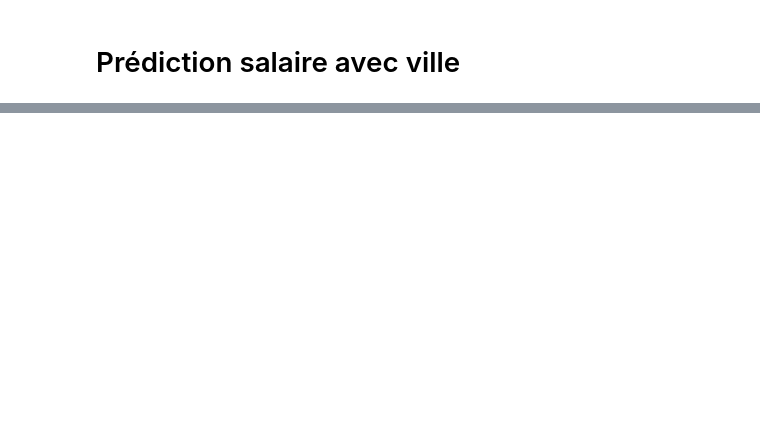
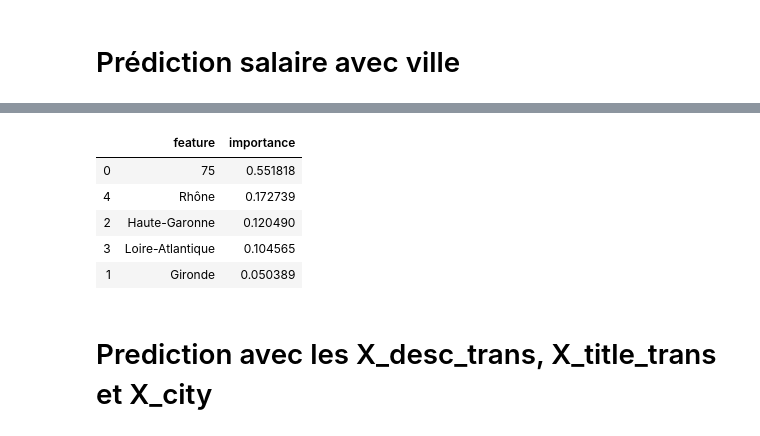
Before and after one commit to Biolfa/PROJET-ML---INDEED, a Jupyter notebook: pre_processing.ipynb, the cells around one changed output, grey strips where cells are left out. Saved outputs shown, nothing was run; the diff lists cells and outputs as text; code cells hidden in the pictures; blank space fills up the shorter version.

```diff
--- a/pre_processing.ipynb
+++ b/pre_processing.ipynb
@@ -801,0 +786,16 @@ Best estimator accuracy on test set 32.10
+# %%
+rfc = RandomForestClassifier(50, random_state=0)
+rfc.fit(X_train, y_train)
+
+feature_importances = pd.DataFrame(rfc.feature_importances_,
+                                   index = X_depart.columns).reset_index()
+feature_importances.columns = ['feature', 'importance']
+
+feature_importances.sort_values('importance', ascending=False)
+# %% [output]
+|  | feature | importance |
+| 0 | 75 | 0.551818 |
+| 4 | Rhône | 0.172739 |
+| 2 | Haute-Garonne | 0.120490 |
+| 3 | Loire-Atlantique | 0.104565 |
+| 1 | Gironde | 0.050389 |
@@ -801,0 +804,2 @@ Best estimator accuracy on test set 32.10
+# %% [markdown]
+# Prediction avec les X_desc_trans, X_title_trans et X_city
```
Also changed, not shown: parts of 22 cells of this notebook, 1 other file.
